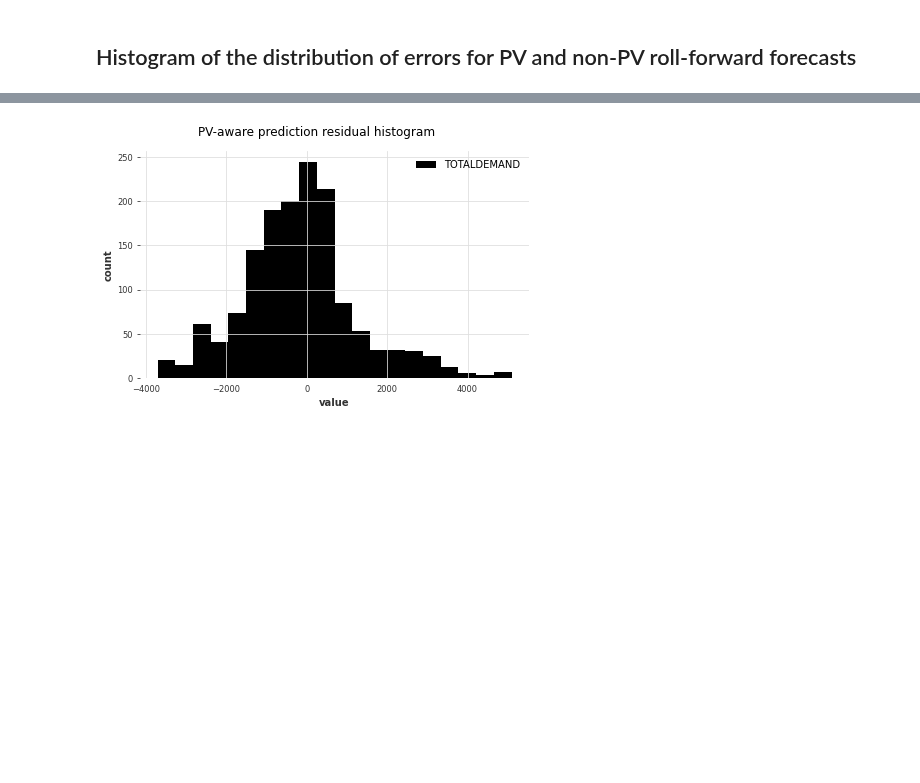
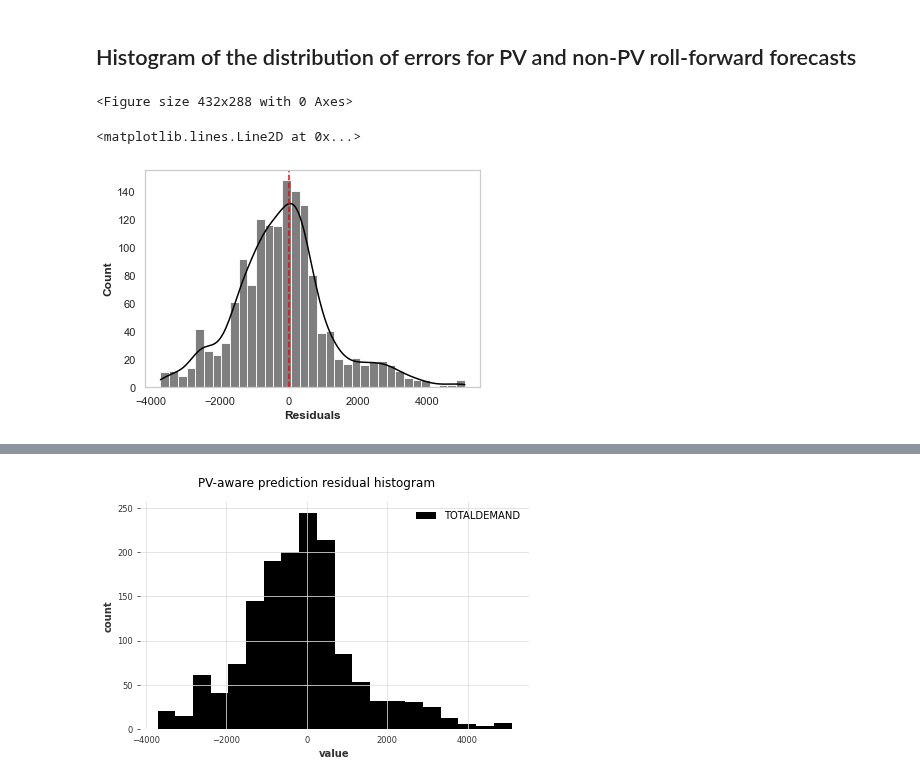
Before and after one commit to the-rahul-kumar/UNSW-Group-C-Project, a Jupyter notebook: src/Rapha/final/model_error_analysis.ipynb, the cells around one changed output, grey strips where cells are left out. Cells and saved outputs as stored; diff of their text form; code cells hidden in the pictures; blank space fills up the shorter version.

Commit message:
Added fancy histogram plots

```diff
--- a/src/Rapha/final/model_error_analysis.ipynb
+++ b/src/Rapha/final/model_error_analysis.ipynb
@@ -125,3 +125,13 @@ pv_diffs = ref_series['TOTALDEMAND'] - pv_series
 non_pv_diffs = ref_series['TOTALDEMAND'] - no_pv_series
 # %% [markdown]
 ## Histogram of the distribution of errors for PV and non-PV roll-forward forecasts
+# %%
+plt.figure(figsize=(6,4))
+sns.set_style("whitegrid", {'axes.grid' : False})
+pv_hist = sns.histplot(data = pv_diffs.pd_dataframe().rename(columns={'TOTALDEMAND':'Residuals'}), x='Residuals', kde=True, color='black')
+ax1 = pv_hist.axes
+ax1.axvline(0, ls='--', color='red')
+# %% [output]
+<Figure size 432x288 with 0 Axes>
+<matplotlib.lines.Line2D at 0x...>
+[figure, added]
```
Also changed, not shown: parts of 2 cells of this notebook.
